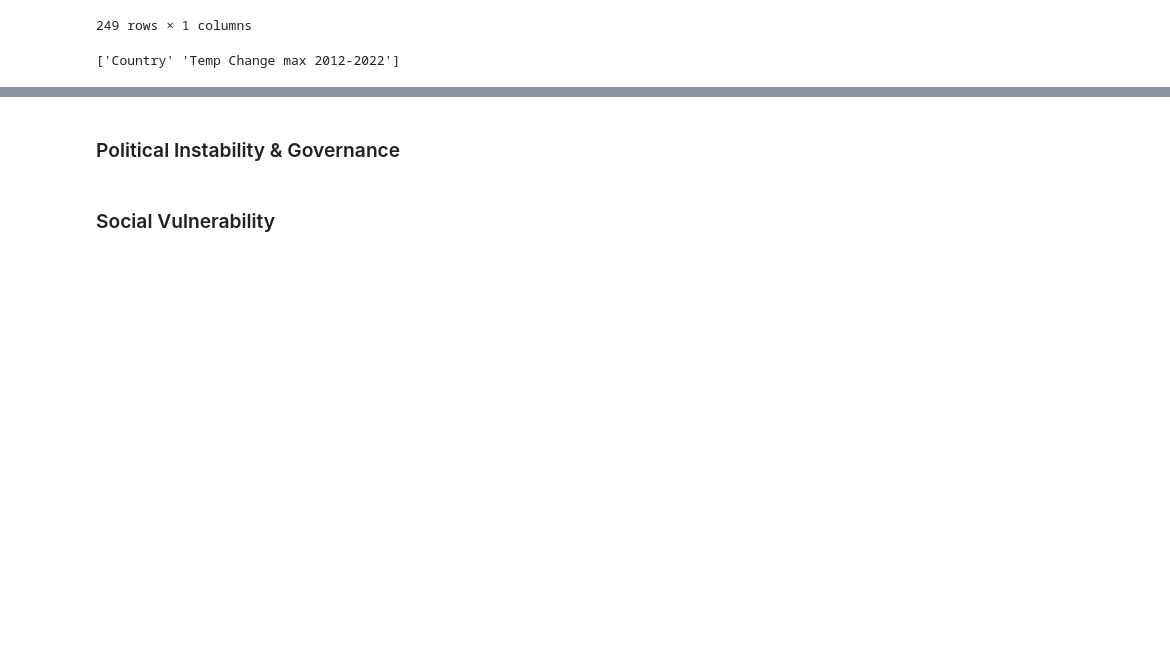
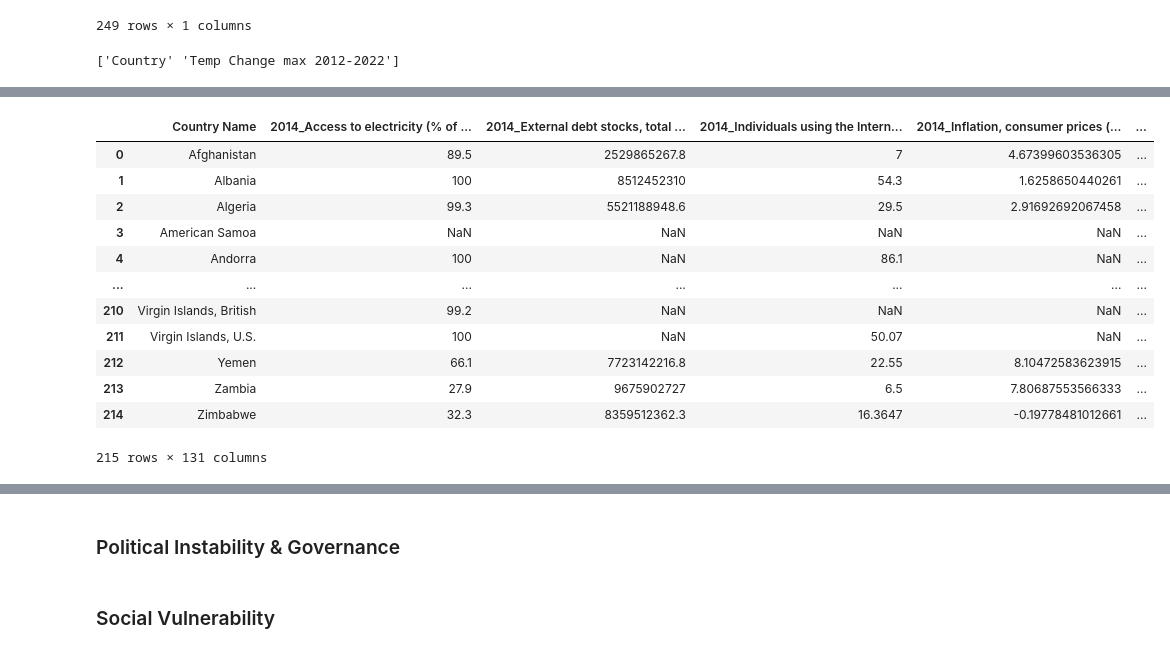
Before and after one commit to arth3mis/global-societal-endangerment-index, a Jupyter notebook: composite_index.ipynb, the cells around one changed output, grey strips where cells are left out. Saved outputs shown, nothing was run; the diff lists cells and outputs as text; code cells hidden in the pictures; blank space fills up the shorter version.

```diff
--- a/composite_index.ipynb
+++ b/composite_index.ipynb
@@ -53,3 +65,43 @@ def standardise_countries(country_col: pd.Series):
+# %%
+def transpose_world_bank_data(wb_df, year_range):
+    """
+    Transpose World Bank data from long to wide format.
+    """
+    # clean up rows
+    codes_to_remove = ['CHI','XKX',
+    'AFE','AFW','ARB','CSS','CEB','EAR','EAS','EAP','TEA','EMU','ECS','ECA','TEC','EUU','FCS','HPC','HIC','IBD','IBT','IDB','IDX','IDA','LTE','LCN','LAC','TLA','LDC','LMY','LIC','LMC','MEA','MNA','TMN','MIC','NAC','INX','OED','OSS','PSS','PST','PRE','SST','SAS','TSA','SSF','SSA','TSS','UMC','WLD']
+    wb_df = wb_df[~wb_df['Country Code'].isin(codes_to_remove)]
+    wb_df = wb_df[~wb_df['Country Name'].str.contains("Data from", na=False)]
+    wb_df = wb_df[~wb_df['Country Name'].str.contains("Last Updated", na=False)]
+    wb_df = wb_df.dropna(how='all', axis=0)  # drop completely empty rows
+    wb_df = wb_df.replace('..', np.nan)  # replace missing values with NaN
+    # clean up columns
+    wb_df['Country Name'] = standardise_countries(wb_df['Country Code'], fuzzy_threshold=100)
+    wb_df = wb_df.drop(columns=['Country Code', 'Series Code'])
+    wb_df.columns = [col.split(" [")[0] if "[YR" in col else col for col in wb_df.columns]
+    # Pivot to wide format
+    wb_df = wb_df.pivot(index='Country Name', columns='Series Name', values=[str(year) for year in year_range])
+    wb_df.columns = ['_'.join(col).strip() for col in wb_df.columns.values]
+    wb_df = wb_df.reset_index()
+    return wb_df
+
+def indicator_yearly_availability(processed_wb_df):
+    """
+    Calculate the availability of data for each indicator and year.
+    """
+    # Select indicator columns
+    indicator_cols = processed_wb_df.columns[1:]
+    # Calculate availability (non-null percentage)
+    availability = processed_wb_df[indicator_cols].notnull().mean()
+    # Reshape to DataFrame
+    availability_df = availability.to_frame(name='value').reset_index()
+    availability_df.rename(columns={'index': 'indicator'}, inplace=True)
+    # Split indicator column
+    availability_df[['year', 'indicatorName']] = availability_df['indicator'].str.split('_', n=1, expand=True)
+    # Drop original indicator column
+    availability_df.drop('indicator', axis=1, inplace=True)
+    # Pivot to desired format
+    return availability_df.pivot(index='indicatorName', columns='year', values='value').reset_index()
 # %% [markdown]
 ### Environmental Risks
 # %%
@@ -112,0 +193,19 @@ print(env_data.columns.values)
+# %%
+wb_dev2 = pd.read_csv("data/Worldbank_development_2.csv")
+wb_dev2 = transpose_world_bank_data(wb_dev2, range(2014, 2024))
+
+wb_dev2
+# %% [output]
+|  | Country Name | 2014_Access to electricity (% of ... | 2014_External debt stocks, total ... | 2014_Individuals using the Intern... | 2014_Inflation, consumer prices (... | ... |
+| 0 | Afghanistan | 89.5 | 2529865267.8 | 7 | 4.67399603536305 | ... |
+| 1 | Albania | 100 | 8512452310 | 54.3 | 1.6258650440261 | ... |
+| 2 | Algeria | 99.3 | 5521188948.6 | 29.5 | 2.91692692067458 | ... |
+| 3 | American Samoa | NaN | NaN | NaN | NaN | ... |
+| 4 | Andorra | 100 | NaN | 86.1 | NaN | ... |
+| ... | ... | ... | ... | ... | ... | ... |
+| 210 | Virgin Islands, British | 99.2 | NaN | NaN | NaN | ... |
+| 211 | Virgin Islands, U.S. | 100 | NaN | 50.07 | NaN | ... |
+| 212 | Yemen | 66.1 | 7723142216.8 | 22.55 | 8.10472583623915 | ... |
+| 213 | Zambia | 27.9 | 9675902727 | 6.5 | 7.80687553566333 | ... |
+| 214 | Zimbabwe | 32.3 | 8359512362.3 | 16.3647 | -0.19778481012661 | ... |
+215 rows × 131 columns
```
Also changed, not shown: parts of 11 cells of this notebook.
